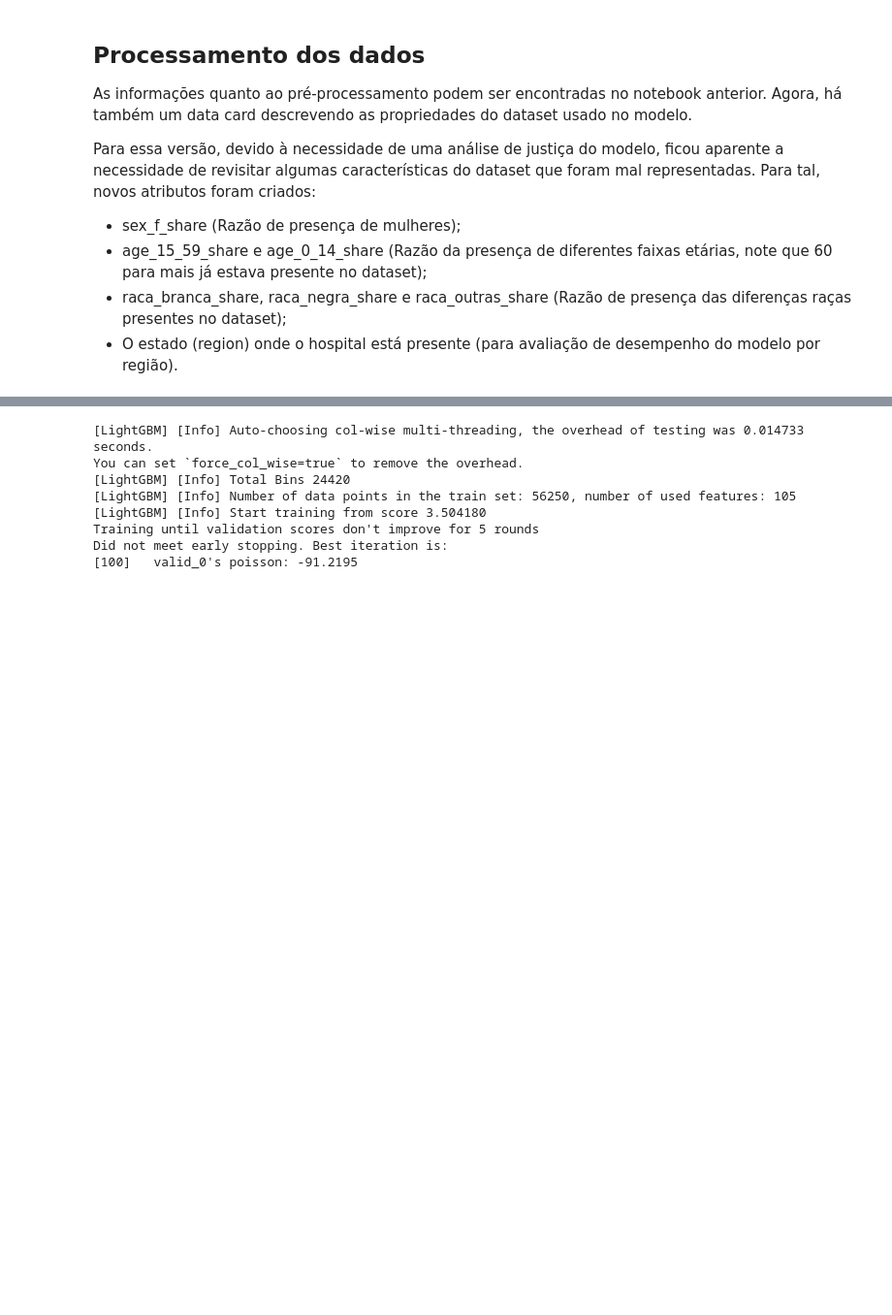
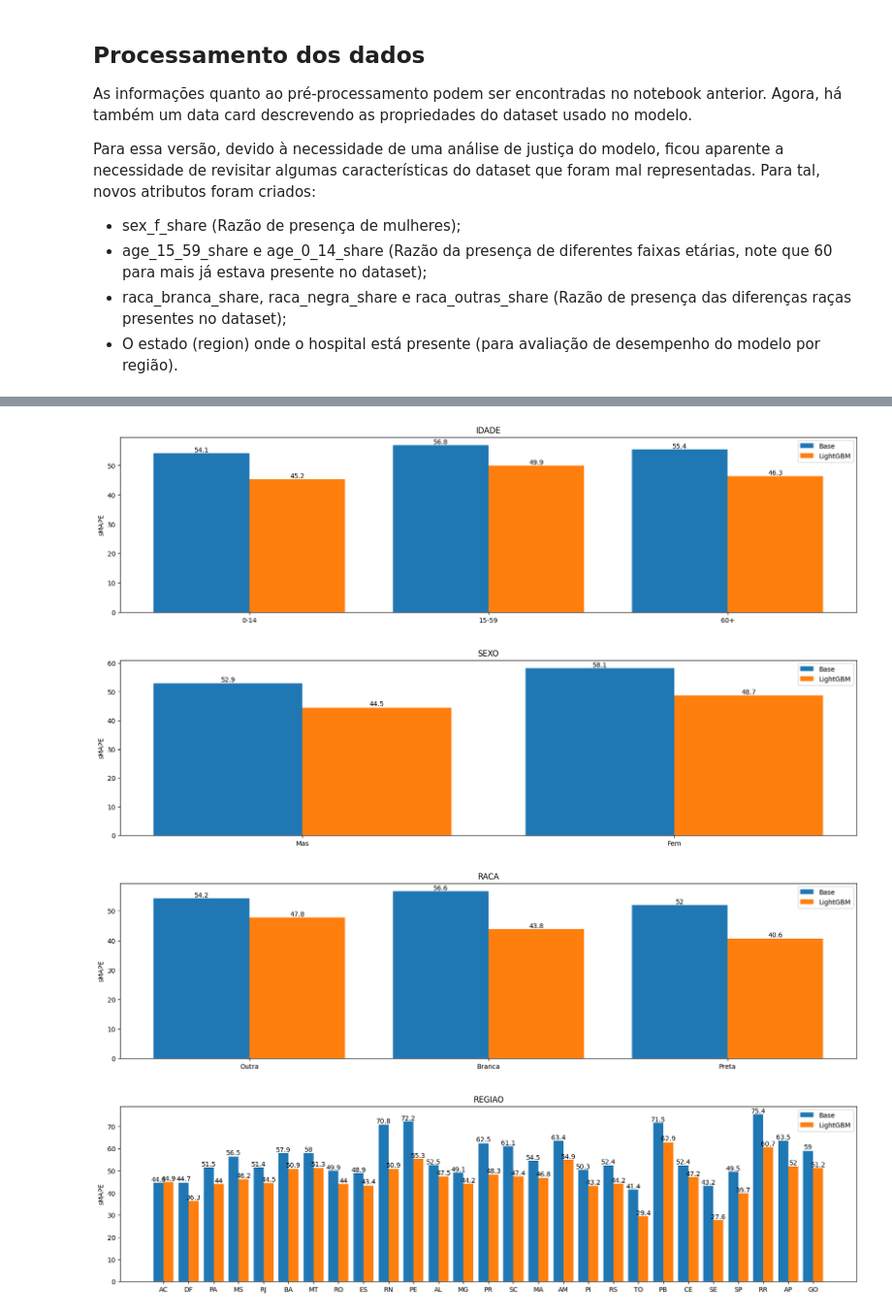
Before and after one commit to Nefex-Shadow/Toy_Example_NIAR, a Jupyter notebook: v2.ipynb, the cells around one changed output, grey strips where cells are left out. Shown at 97% size. Drawn from its saved outputs; the diff is of its cells as text; code cells hidden in the pictures; blank space fills up the shorter version.

```diff
--- a/v2.ipynb
+++ b/v2.ipynb
@@ -38,25 +373,14 @@ df = pd.read_csv("./SIH_Dados/Tabela_lag_Final.csv")
 # %%
-## PROCESSAMENTO DOS DADOS
-
-df.dropna(inplace=True)
-
-
-X_Train = df[(df.year >= 2022) & (df.year <= 2024)]
-X_Train = X_Train[(X_Train.year < 2024) | (X_Train.month <= 6)].reset_index(drop=True)
+X_Train = x_sample
 Y_Train = X_Train["J_count"]
-X_Train.drop(columns=["J_count", "region"], inplace=True)
-
-X_Valid = df[(df.year == 2024) & (df.month >= 7)].reset_index(drop=True)
-Y_Valid = X_Valid["J_count"]
-X_Valid.drop(columns=["J_count", "region"], inplace=True)
-
-X_Test = df[df.year == 2025].reset_index(drop=True)
-Y_Test = X_Test["J_count"]
 
 # Salvando para mais tarde
 df_resultados = X_Test[["year", "month", "CNES", "hospital_porte", "region"]]
 
-X_Test.drop(columns=["J_count", "region"], inplace=True)
+
+X_Train.drop(columns=["region", "CNES", "J_count"], inplace=True)
+X_Valid.drop(columns=["region", "CNES", "J_count"], inplace=True)
+X_Test.drop(columns=["region", "CNES", "J_count"], inplace=True)
 # %%
 model = sk.linear_model.LinearRegression().fit(X_Train, Y_Train)
 
@@ -65,20 +409,19 @@ test_resul = model.predict(X_Test)
+# %%
+df_resultados["categoria_idade"] = X_Test.apply(categ_idade, axis=1)
+df_resultados["categoria_sexo"] = X_Test.apply(categ_sexo, axis=1)
+df_resultados["categoria_raca"] = X_Test.apply(categ_raca, axis=1)
+
+df_resultados["Valor Real"] = Y_Test
+df_resultados["Base resultados"] = test_resul
+df_resultados["LightGBM resultados"] = res_pred
 # %%
-seed = 778
-
-lgb_train = lgb.Dataset(X_Train, Y_Train)
-lgb_valid = lgb.Dataset(X_Valid, Y_Valid)
-
-
-model = lgb.train(params={"objective": "poisson"}, train_set=lgb_train, valid_sets=lgb_valid, callbacks=[lgb.early_stopping(stopping_rounds=5)])
-
-res_pred = model.predict(X_Test, num_iteration=model.best_iteration)
+verificar_vies(df_resultados, "IDADE", "categoria_idade")
+verificar_vies(df_resultados, "SEXO", "categoria_sexo")
+verificar_vies(df_resultados, "RACA", "categoria_raca")
+verificar_vies(df_resultados, "REGIAO", "region")
 # %% [output]
-[LightGBM] [Info] Auto-choosing col-wise multi-threading, the overhead of testing was 0.014733 seconds.
-You can set `force_col_wise=true` to remove the overhead.
-[LightGBM] [Info] Total Bins 24420
-[LightGBM] [Info] Number of data points in the train set: 56250, number of used features: 105
-[LightGBM] [Info] Start training from score 3.504180
-Training until validation scores don't improve for 5 rounds
-Did not meet early stopping. Best iteration is:
-[100]   valid_0's poisson: -91.2195
+[figure, added]
+[figure, added]
+[figure, added]
+[figure, added]
 # %% [markdown]
```
Also changed, not shown: parts of 22 cells of this notebook, 13 other files.
